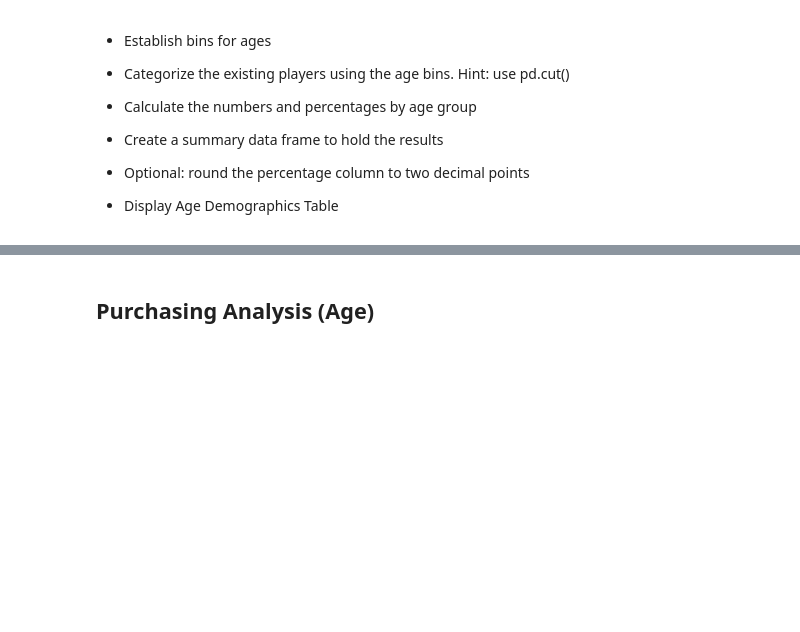
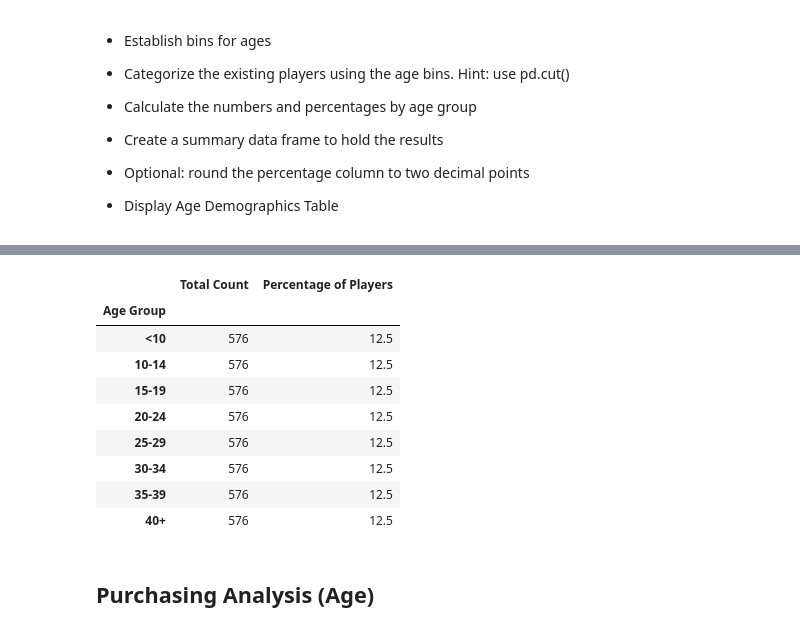
Before and after one commit to JDSchr5817/pandas-challenge, a Jupyter notebook: HeroesOfPymoli_starter.ipynb, the cells around one changed output, grey strips where cells are left out. Saved outputs shown, nothing was run; the diff lists cells and outputs as text; code cells hidden in the pictures; blank space fills up the shorter version.

```diff
--- a/HeroesOfPymoli_starter.ipynb
+++ b/HeroesOfPymoli_starter.ipynb
@@ -177,3 +170,30 @@ SyntaxError: unmatched ')' (<ipython-input-10-adf96c50bc93>, line 23)
+# %%
+bins = [0, 9, 14, 19, 24,29,34,39,100]
+group_names = ['<10', '10-14', '15-19', '20-24','25-29','30-34','35-39','40+']
+pd.cut(purchase_data["Age"], bins, labels=group_names)
+purchase_data["Age Group"] = pd.cut(purchase_data["Age"], bins, labels=group_names)
+
+pymoli_groupby_sn_agegrp = purchase_data.groupby(["SN","Age Group"])
+
+
+pymoli_unique_payers_df = pd.DataFrame(pymoli_groupby_sn_agegrp.size())
+#print(pymoli_unique_payers_df)
+pymoli_agegrp_df = pd.DataFrame(pymoli_unique_payers_df.groupby(["Age Group"]).count())
+pymoli_agegrp_df.columns= ["Total Count"]
+pymoli_agegrp_df["Percentage of Players"] =round(100 *pymoli_agegrp_df["Total Count"]/pymoli_agegrp_df["Total Count"].sum(),2)
+
+pymoli_agegrp_df
+# %% [output]
+|  | Total Count | Percentage of Players |
+| Age Group |  |  |
+| <10 | 576 | 12.5 |
+| 10-14 | 576 | 12.5 |
+| 15-19 | 576 | 12.5 |
+| 20-24 | 576 | 12.5 |
+| 25-29 | 576 | 12.5 |
+| 30-34 | 576 | 12.5 |
+| 35-39 | 576 | 12.5 |
+| 40+ | 576 | 12.5 |
 # %% [markdown]
 ## Purchasing Analysis (Age)
 # %% [markdown]
```
Also changed, not shown: parts of 2 cells of this notebook.
